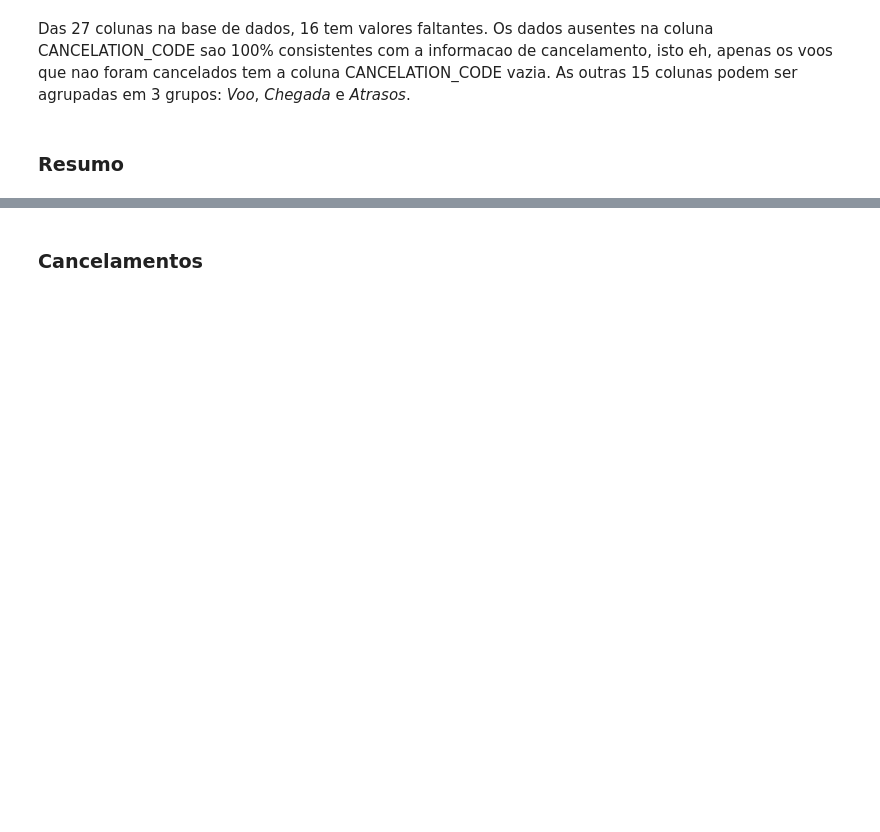
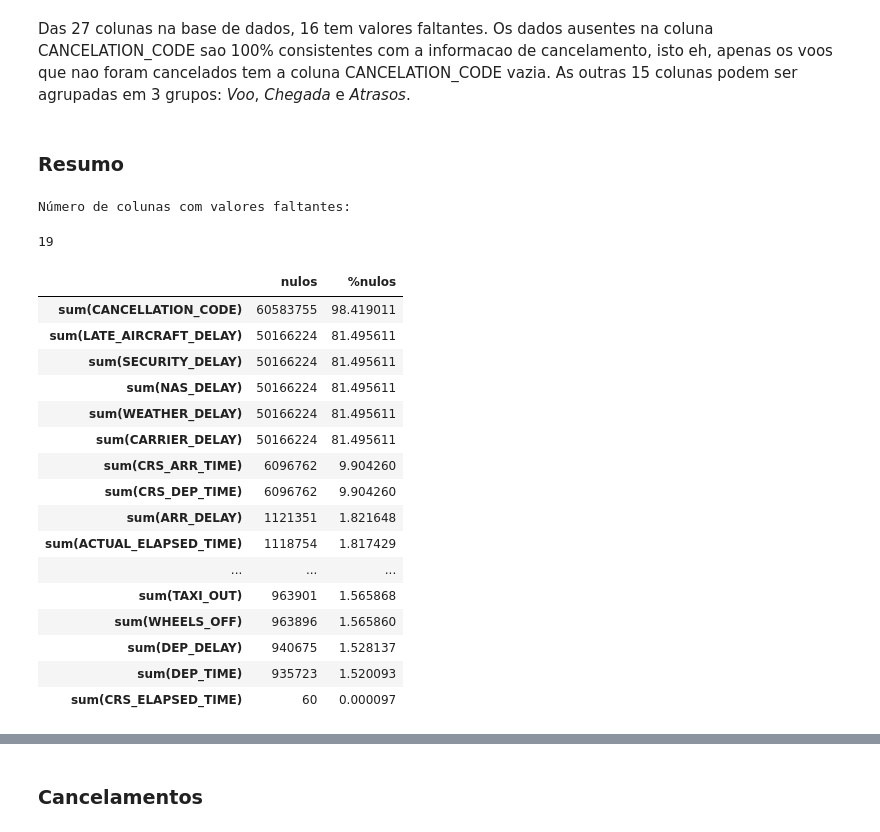
Before and after one commit to caio-a-garcia/BIG-DATA-Projeto-Final, a Jupyter notebook: Limpeza_de_dados.ipynb, the cells around one changed output, grey strips where cells are left out. Saved outputs shown, nothing was run; the diff lists cells and outputs as text; code cells hidden in the pictures; blank space fills up the shorter version.

```diff
--- a/Limpeza_de_dados.ipynb
+++ b/Limpeza_de_dados.ipynb
@@ -69,0 +112,9 @@ df.take(2)
+# %%
+# União de todos os DataFrames em um único Data frame
+df_final = reduce(sf.DataFrame.union, df_for_year.values())
+
+# Criando a coluna "year" baseada na coluna "date"
+df_final = df_final.withColumn("year", sf.year("FL_DATE"))
+
+# Exibindo as primeiras linhas
+df_final.take(10)
@@ -91,0 +171,34 @@ missing_counts.toPandas().transpose()
+# %%
+# Contando número de colunas com valores nulos
+print("Número de colunas com valores faltantes:")
+missing_counts_df.count()[0]
+# %% [output]
+Número de colunas com valores faltantes:
+19
+# %%
+# Cálculando porcentagem de valores faltantes
+missing_counts_df["%nulos"] = (missing_counts_df["nulos"]/OBSERVACOES) * 100
+
+# Ordenando por % de nulos
+missing_counts_df = missing_counts_df.sort_values("%nulos", ascending=False)
+
+# Visualizando resultados
+missing_counts_df
+# %% [output]
+|  | nulos | %nulos |
+| sum(CANCELLATION_CODE) | 60583755 | 98.419011 |
+| sum(LATE_AIRCRAFT_DELAY) | 50166224 | 81.495611 |
+| sum(SECURITY_DELAY) | 50166224 | 81.495611 |
+| sum(NAS_DELAY) | 50166224 | 81.495611 |
+| sum(WEATHER_DELAY) | 50166224 | 81.495611 |
+| sum(CARRIER_DELAY) | 50166224 | 81.495611 |
+| sum(CRS_ARR_TIME) | 6096762 | 9.904260 |
+| sum(CRS_DEP_TIME) | 6096762 | 9.904260 |
+| sum(ARR_DELAY) | 1121351 | 1.821648 |
+| sum(ACTUAL_ELAPSED_TIME) | 1118754 | 1.817429 |
+| ... | ... | ... |
+| sum(TAXI_OUT) | 963901 | 1.565868 |
+| sum(WHEELS_OFF) | 963896 | 1.565860 |
+| sum(DEP_DELAY) | 940675 | 1.528137 |
+| sum(DEP_TIME) | 935723 | 1.520093 |
+| sum(CRS_ELAPSED_TIME) | 60 | 0.000097 |
```
Also changed, not shown: parts of 26 cells of this notebook, 2 other files.
